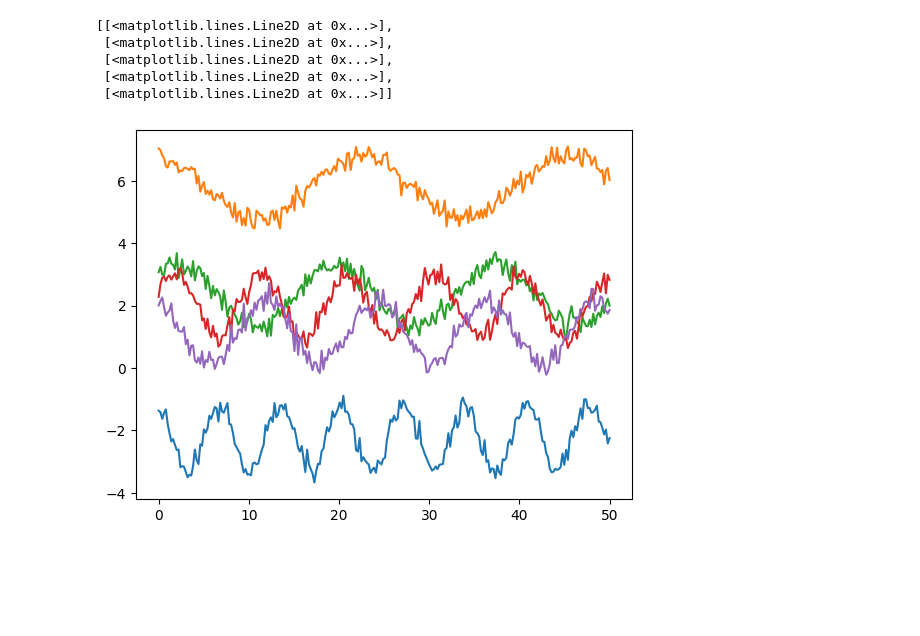
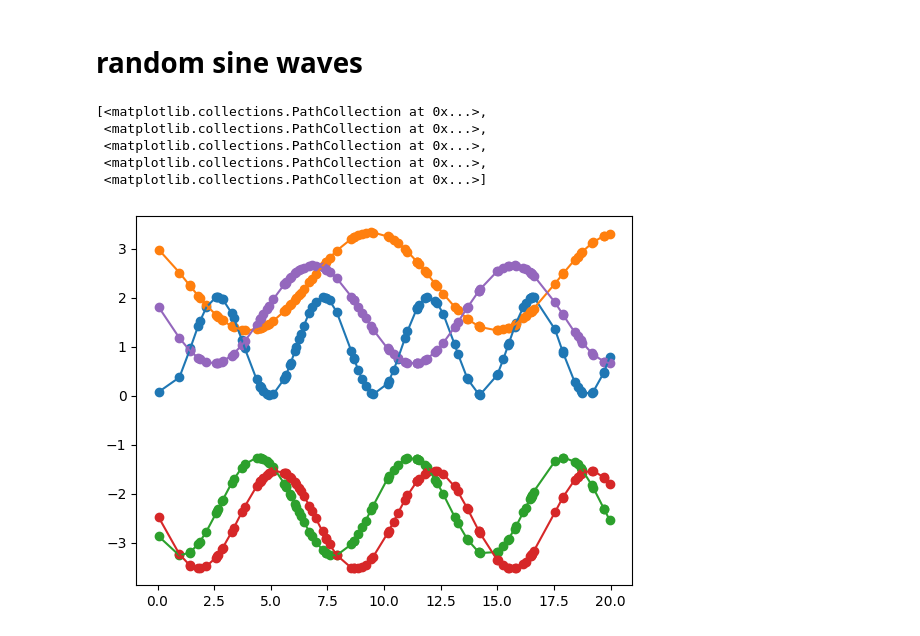
Before and after one commit to al-jshen/gpt, a Jupyter notebook: notebooks/time_series.ipynb, the cells around one changed output. Cells and saved outputs as stored; diff of their text form; code cells hidden in the pictures; blank space fills up the shorter version.

Commit message:
time series stuff

```diff
--- a/notebooks/time_series.ipynb
+++ b/notebooks/time_series.ipynb
@@ -17,21 +20,26 @@ from gpt.ts import TSTransformer
+# %% [markdown]
+# random sine waves
 # %%
-xs = torch.tensor(np.linspace(0, 50, 250), dtype=torch.float32)
+xs = torch.tensor(np.sort(np.random.uniform(0, 20, 100)), dtype=torch.float32)
 
-num_series = 5_100
-std = 0.2
+num_series = 60
+std = 0
 
-periods = (0.1 + torch.rand(size=(num_series, 1)) * 0.5) * 2 * np.pi
+periods = (0.1 + torch.rand(size=(num_series, 1)) * 0.5) * np.pi
 phases = torch.rand(size=(num_series, 1)) * 2 * np.pi
 offsets = torch.randn(size=(num_series, 1)) * 5
 noise = torch.randn(size=(num_series, len(xs))) * std
 _ys = torch.sin((xs.unsqueeze(0) + phases) / periods) + offsets + noise
 ys = _ys.reshape(num_series, -1, 1).to(torch.float32)
+
+xsc, ysc = xs.cuda(), ys.cuda()
 # %%
-[plt.plot(xs, (ys[i,:,0])) for i in range(5)]
+[plt.plot(xs, ys[i,:,0]) for i in range(5)]
+[plt.scatter(xs, ys[i,:,0]) for i in range(5)]
 # %% [output]
-[[<matplotlib.lines.Line2D at 0x...>],
- [<matplotlib.lines.Line2D at 0x...>],
- [<matplotlib.lines.Line2D at 0x...>],
- [<matplotlib.lines.Line2D at 0x...>],
- [<matplotlib.lines.Line2D at 0x...>]]
+[<matplotlib.collections.PathCollection at 0x...>,
+ <matplotlib.collections.PathCollection at 0x...>,
+ <matplotlib.collections.PathCollection at 0x...>,
+ <matplotlib.collections.PathCollection at 0x...>,
+ <matplotlib.collections.PathCollection at 0x...>]
-[figure, old version]
+[figure, new version]
```
Also changed, not shown: parts of 16 cells of this notebook.
